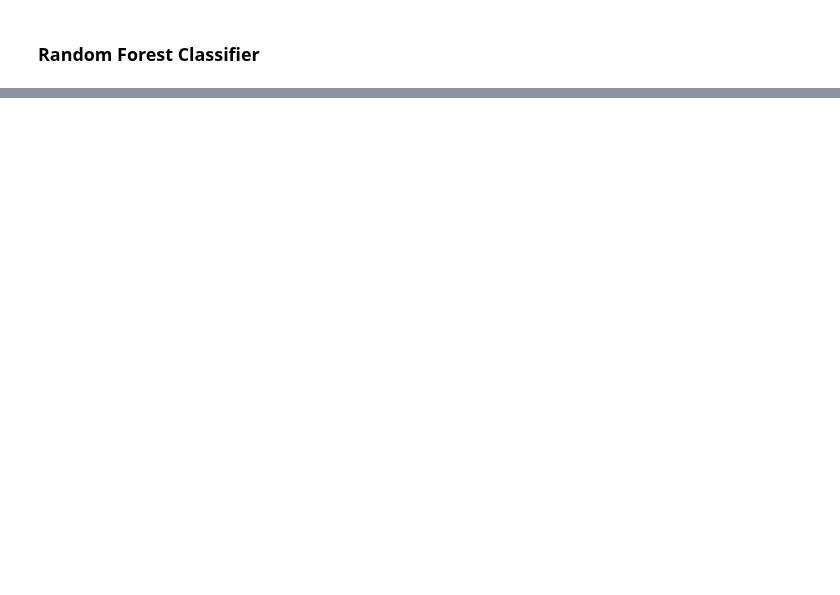
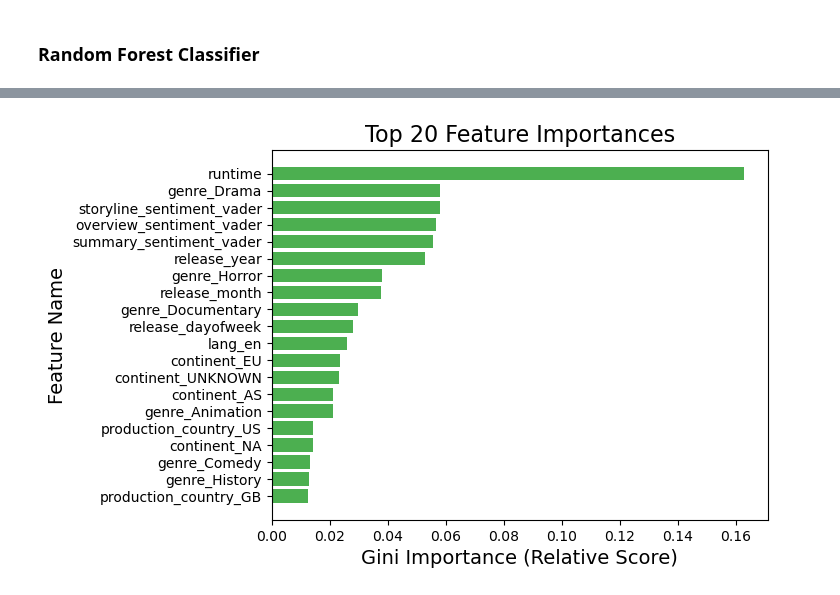
Before and after one commit to EliasMondelaers/datamanagementProject, a Jupyter notebook: Modeling.ipynb, the cells around one changed output, grey strips where cells are left out. Cells and saved outputs as stored; diff of their text form; code cells hidden in the pictures; blank space fills up the shorter version.

```diff
--- a/Modeling.ipynb
+++ b/Modeling.ipynb
@@ -237,0 +264,7 @@ Accuracy: 67.41%
+# %%
+feature_names = df.drop("recommend", axis=1).columns.tolist()
+importances = model.feature_importances_
+
+feature_imp_df = pd.DataFrame({'Feature': feature_names, 'Gini Importance': importances}).sort_values(
+    'Gini Importance', ascending=False)[:20]
+print(feature_imp_df)
@@ -237,0 +289,9 @@ Accuracy: 67.41%
+# %%
+plt.barh(feature_imp_df['Feature'], feature_imp_df['Gini Importance'], color='#4CAF50')
+
+plt.xlabel("Gini Importance (Relative Score)", fontsize=14)
+plt.ylabel("Feature Name", fontsize=14)
+plt.title("Top 20 Feature Importances", fontsize=16)
+plt.gca().invert_yaxis()
+# %% [output]
+[figure, added]
```
Also changed, not shown: parts of 18 cells of this notebook, 1 other file.
